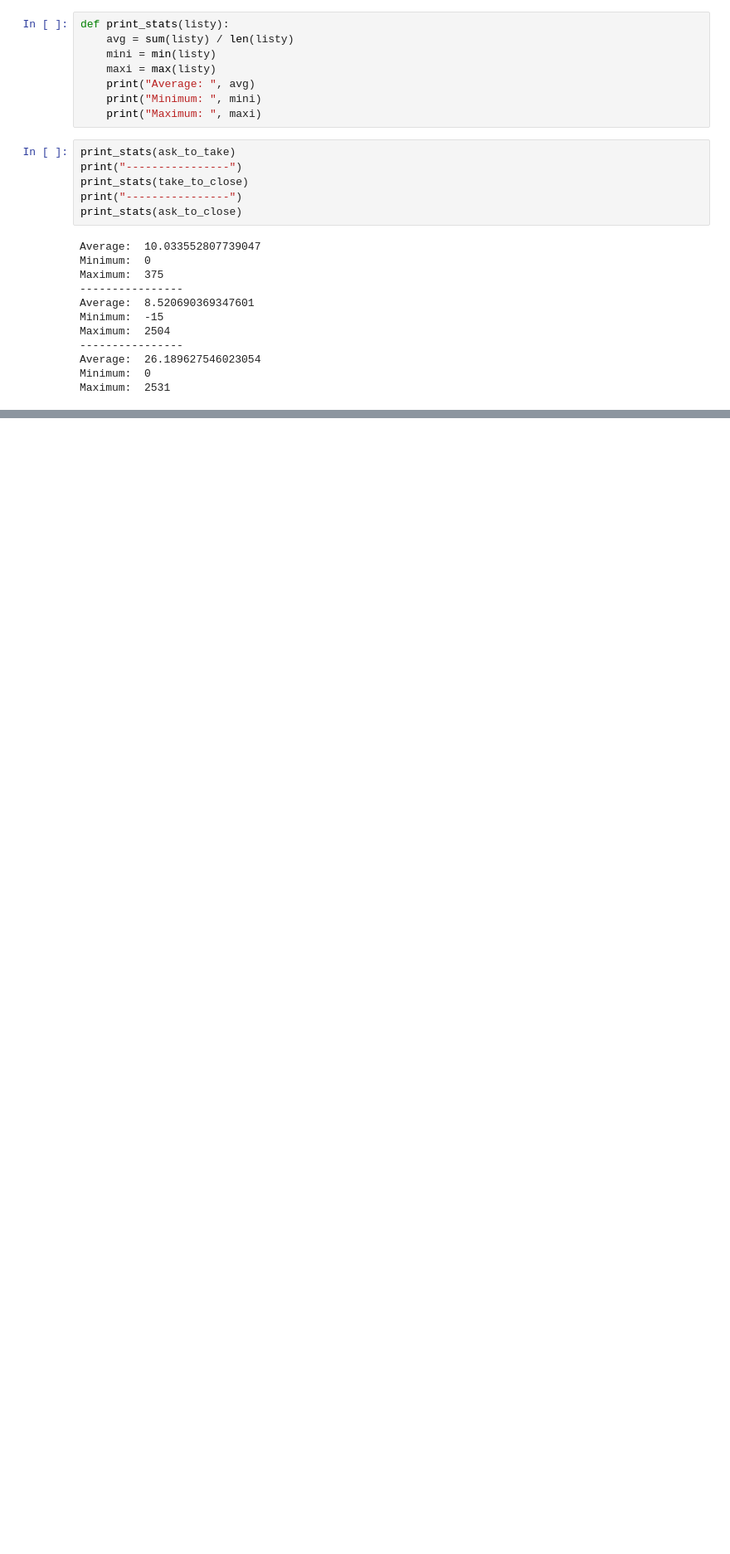
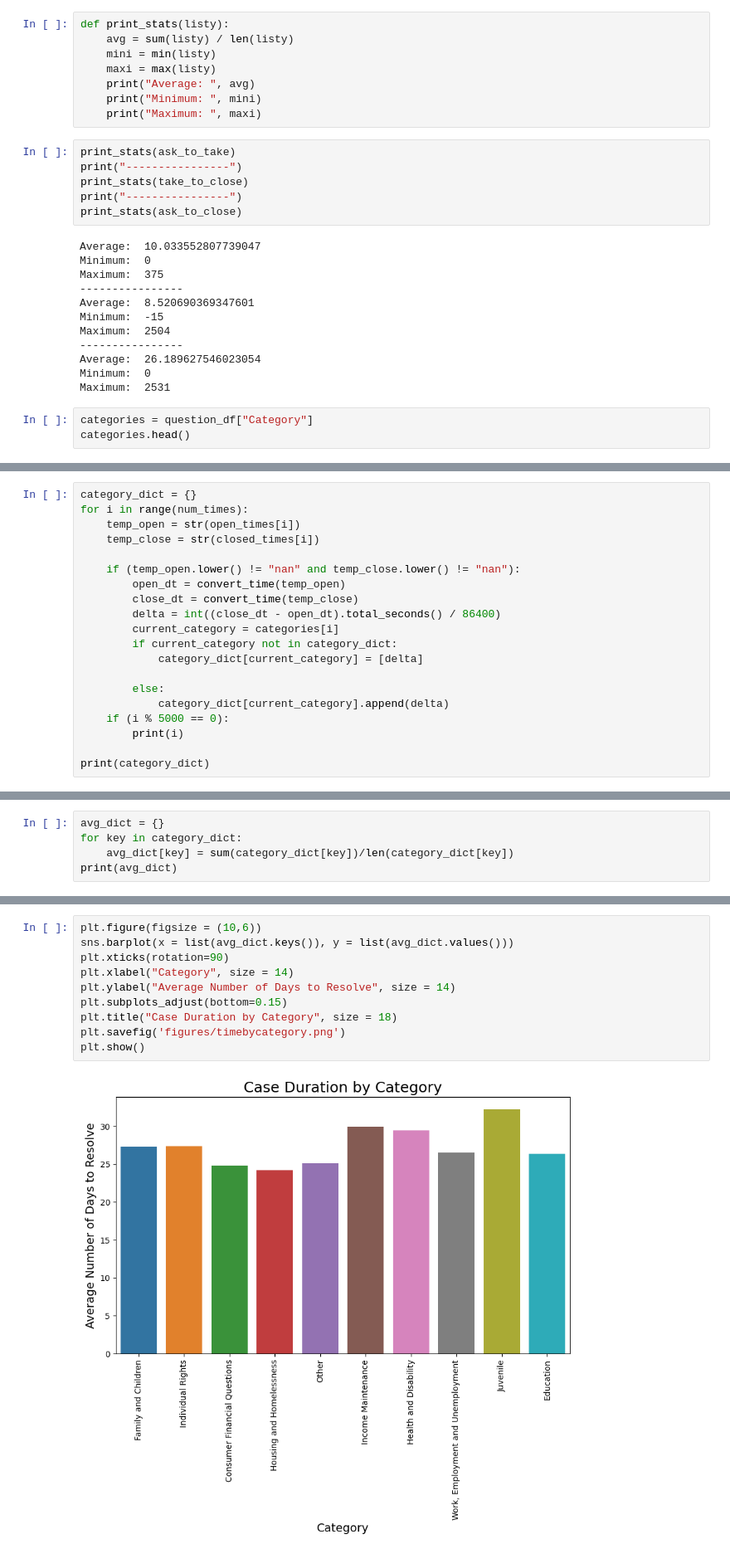
Before and after one commit to bvaduri255/unicornsdatafest, a Jupyter notebook: questiontimes.ipynb, the cells around one changed output, grey strips where cells are left out. Shown at 83% size. Saved outputs shown, nothing was run; the diff lists cells and outputs as text; blank space fills up the shorter version.

Commit message:
Added avg time by category

```diff
--- a/questiontimes.ipynb
+++ b/questiontimes.ipynb
@@ -168,3 +168,6 @@ Maximum:  2504
 Average:  26.189627546023054
 Minimum:  0
 Maximum:  2531
+# %%
+categories = question_df["Category"]
+categories.head()
@@ -170,0 +181,20 @@ Maximum:  2531
+# %%
+category_dict = {}
+for i in range(num_times):
+    temp_open = str(open_times[i])
+    temp_close = str(closed_times[i])
+
+    if (temp_open.lower() != "nan" and temp_close.lower() != "nan"):
+        open_dt = convert_time(temp_open)
+        close_dt = convert_time(temp_close)
+        delta = int((close_dt - open_dt).total_seconds() / 86400)
+        current_category = categories[i]
+        if current_category not in category_dict:
+            category_dict[current_category] = [delta]
+
+        else:
+            category_dict[current_category].append(delta)
+    if (i % 5000 == 0):
+        print(i)
+
+print(category_dict)
@@ -170,0 +219,5 @@ Maximum:  2531
+# %%
+avg_dict = {}
+for key in category_dict:
+    avg_dict[key] = sum(category_dict[key])/len(category_dict[key])
+print(avg_dict)
@@ -170,0 +226,12 @@ Maximum:  2531
+# %%
+plt.figure(figsize = (10,6))
+sns.barplot(x = list(avg_dict.keys()), y = list(avg_dict.values()))
+plt.xticks(rotation=90)
+plt.xlabel("Category", size = 14)
+plt.ylabel("Average Number of Days to Resolve", size = 14)
+plt.subplots_adjust(bottom=0.15)
+plt.title("Case Duration by Category", size = 18)
+plt.savefig('figures/timebycategory.png')
+plt.show()
+# %% [output]
+[figure, added]
```
Also changed, not shown: parts of 4 cells of this notebook, 4 other files.
